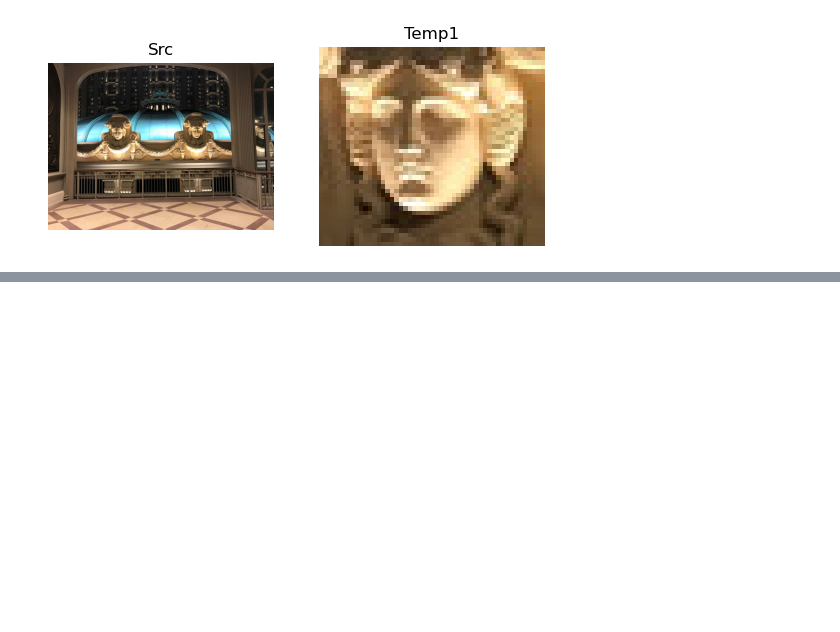
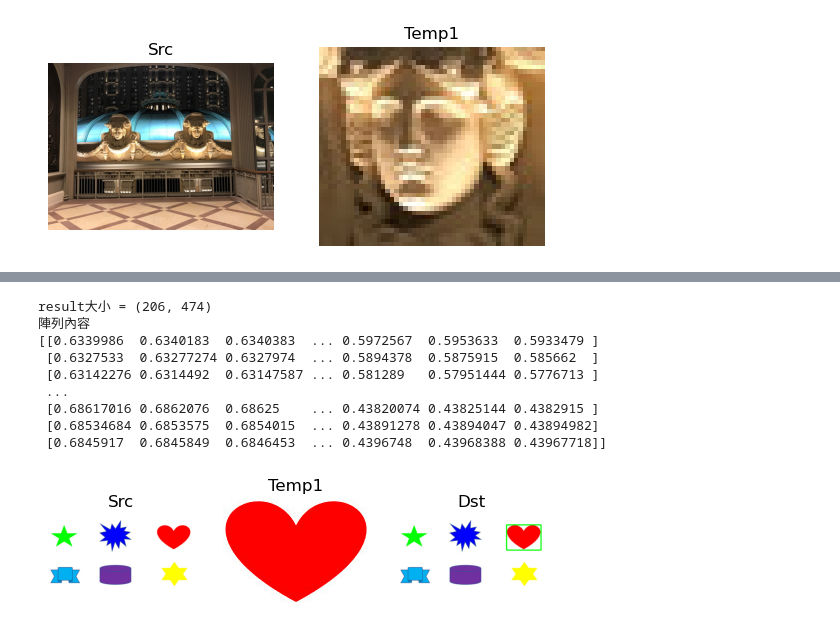
Before and after one commit to AnnaCheng58796907/yzu_CV, a Jupyter notebook: lesson14/lesson14_1.ipynb, the cells around one changed output, grey strips where cells are left out. Cells and saved outputs as stored; diff of their text form; code cells hidden in the pictures; blank space fills up the shorter version.

```diff
--- a/lesson14/lesson14_1.ipynb
+++ b/lesson14/lesson14_1.ipynb
@@ -181,0 +356,44 @@ result大小 = (418, 571)
+# %%
+# 單模板匹配-正規化平方差(TM_SQDIFF_NORMED)
+# minMaxLoc()
+import cv2
+import matplotlib.pyplot as plt
+
+src = cv2.imread("shapes.jpg", cv2.IMREAD_COLOR)
+cv2.imshow("Src", src)
+plt.subplot(131)
+plt.imshow(cv2.cvtColor(src, cv2.COLOR_BGR2RGB))
+plt.title('Src')
+plt.axis('off')
+temp1 = cv2.imread("heart.jpg", cv2.IMREAD_COLOR)
+cv2.imshow("Temp1", temp1)
+plt.subplot(132)
+plt.imshow(cv2.cvtColor(temp1, cv2.COLOR_BGR2RGB))
+plt.title('Temp1')
+plt.axis('off')
+H, W = temp1.shape[:2]
+result = cv2.matchTemplate(src, temp1, cv2.TM_SQDIFF_NORMED)
+minVal, maxVal, minLoc, maxLoc = cv2.minMaxLoc(result)
+upperleft = minLoc                                                  # 左上角座標
+lowerright = (minLoc[0] + W, minLoc[1] + H)                         # 右下角座標
+dst = cv2.rectangle(src, upperleft, lowerright, (0, 255, 0), 3)     # 繪製最相似外框
+cv2.imshow("Dst", dst)
+plt.subplot(133)
+plt.imshow(cv2.cvtColor(dst, cv2.COLOR_BGR2RGB))
+plt.title('Dst')
+plt.axis('off')
+print(f"result大小 = {result.shape}")
+print(f"陣列內容 \n{result}")
+cv2.waitKey(0)
+cv2.destroyAllWindows()
+# %% [output]
+result大小 = (206, 474)
+陣列內容
+[[0.6339986  0.6340183  0.6340383  ... 0.5972567  0.5953633  0.5933479 ]
+ [0.6327533  0.63277274 0.6327974  ... 0.5894378  0.5875915  0.585662  ]
+ [0.63142276 0.6314492  0.63147587 ... 0.581289   0.57951444 0.5776713 ]
+ ...
+ [0.68617016 0.6862076  0.68625    ... 0.43820074 0.43825144 0.4382915 ]
+ [0.68534684 0.6853575  0.6854015  ... 0.43891278 0.43894047 0.43894982]
+ [0.6845917  0.6845849  0.6846453  ... 0.4396748  0.43968388 0.43967718]]
+[figure, added]
```
Also changed, not shown: parts of 9 cells of this notebook.
